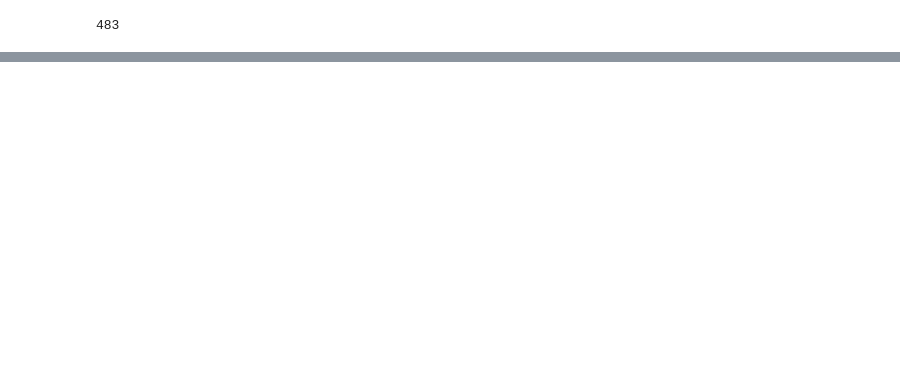
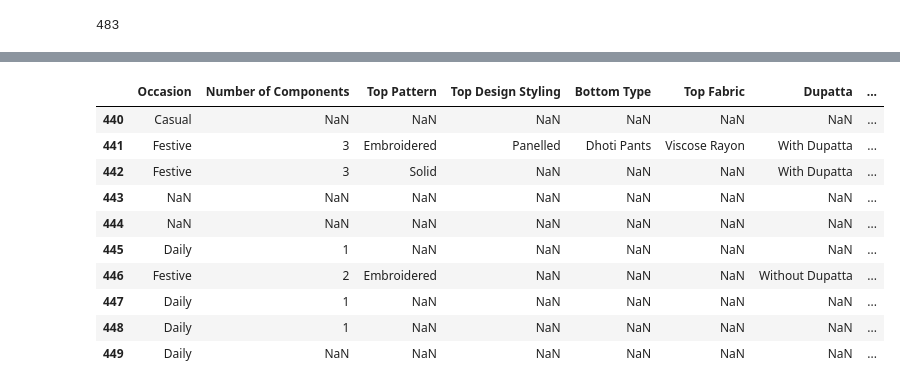
Before and after one commit to Saiyam-3/Online-Shopping, a Jupyter notebook: online shopping.ipynb, the cells around one changed output, grey strips where cells are left out. Saved outputs shown, nothing was run; the diff lists cells and outputs as text; code cells hidden in the pictures; blank space fills up the shorter version.

```diff
--- a/online shopping.ipynb
+++ b/online shopping.ipynb
@@ -287,0 +477,2 @@ for i in range(len(df['actual_color'])):
+# %%
+df_specs=pd.read_csv('specs_data.csv')
@@ -287,0 +492,14 @@ for i in range(len(df['actual_color'])):
+# %%
+df_specs[440:450]
+# %% [output]
+|  | Occasion | Number of Components | Top Pattern | Top Design Styling | Bottom Type | Top Fabric | Dupatta | ... |
+| 440 | Casual | NaN | NaN | NaN | NaN | NaN | NaN | ... |
+| 441 | Festive | 3 | Embroidered | Panelled | Dhoti Pants | Viscose Rayon | With Dupatta | ... |
+| 442 | Festive | 3 | Solid | NaN | NaN | NaN | With Dupatta | ... |
+| 443 | NaN | NaN | NaN | NaN | NaN | NaN | NaN | ... |
+| 444 | NaN | NaN | NaN | NaN | NaN | NaN | NaN | ... |
+| 445 | Daily | 1 | NaN | NaN | NaN | NaN | NaN | ... |
+| 446 | Festive | 2 | Embroidered | NaN | NaN | NaN | Without Dupatta | ... |
+| 447 | Daily | 1 | NaN | NaN | NaN | NaN | NaN | ... |
+| 448 | Daily | 1 | NaN | NaN | NaN | NaN | NaN | ... |
+| 449 | Daily | NaN | NaN | NaN | NaN | NaN | NaN | ... |
```
Also changed, not shown: parts of 57 cells of this notebook.
